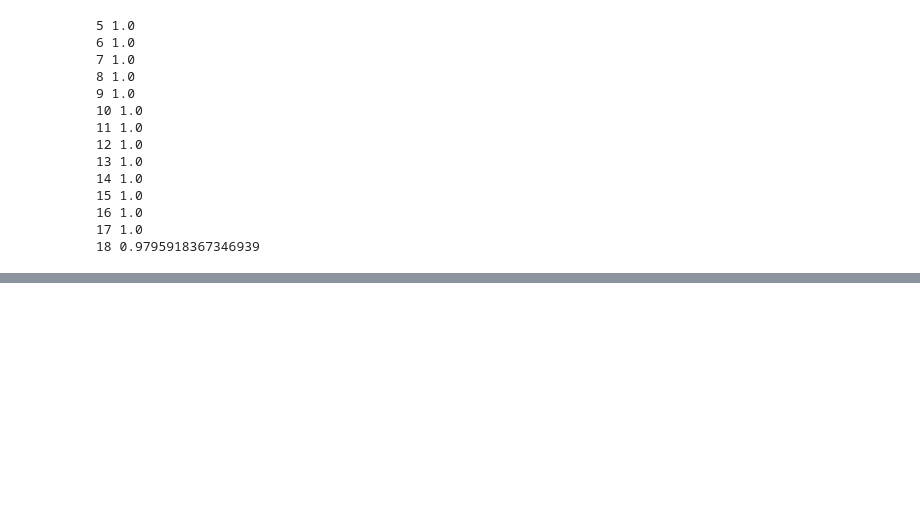
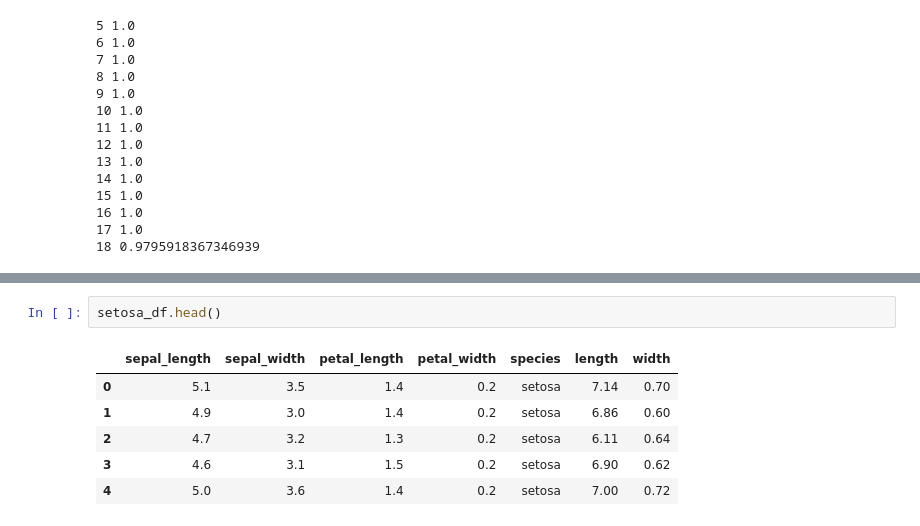
Before and after one commit to minwater96/ML, a Jupyter notebook: 01-3.ipynb, the cells around one changed output, grey strips where cells are left out. Cells and saved outputs as stored; diff of their text form; blank space fills up the shorter version.

```diff
--- a/01-3.ipynb
+++ b/01-3.ipynb
@@ -169,0 +244,9 @@ for n in range(5, 50):
+# %%
+setosa_df.head()
+# %% [output]
+|  | sepal_length | sepal_width | petal_length | petal_width | species | length | width |
+| 0 | 5.1 | 3.5 | 1.4 | 0.2 | setosa | 7.14 | 0.70 |
+| 1 | 4.9 | 3.0 | 1.4 | 0.2 | setosa | 6.86 | 0.60 |
+| 2 | 4.7 | 3.2 | 1.3 | 0.2 | setosa | 6.11 | 0.64 |
+| 3 | 4.6 | 3.1 | 1.5 | 0.2 | setosa | 6.90 | 0.62 |
+| 4 | 5.0 | 3.6 | 1.4 | 0.2 | setosa | 7.00 | 0.72 |
```
Also changed, not shown: parts of 23 cells of this notebook, 1 other file.
